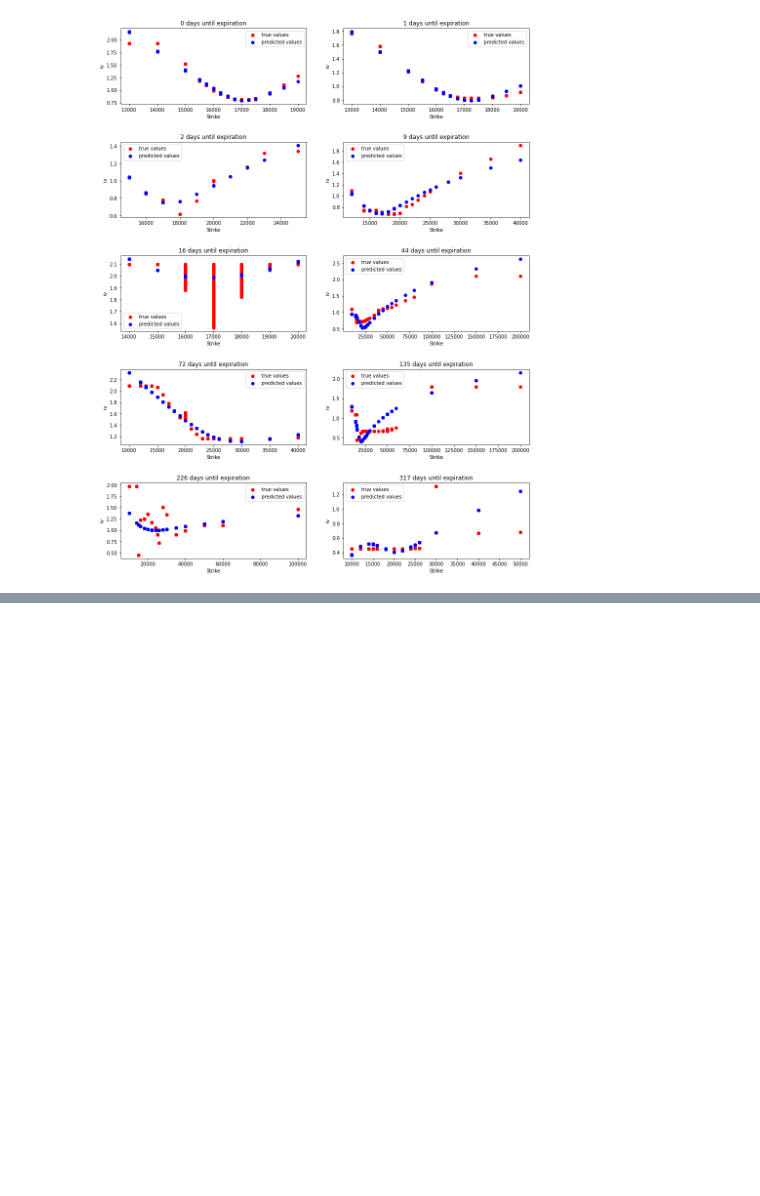
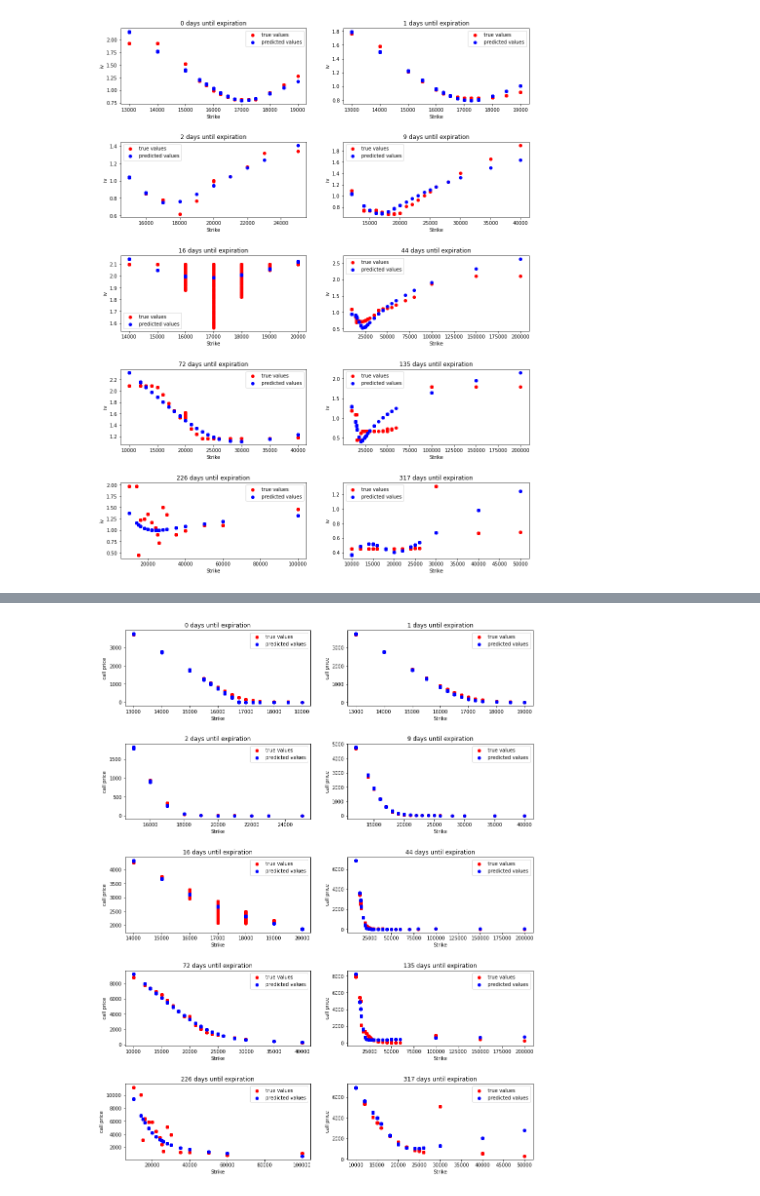
Before and after one commit to alexanderkudryashov3/Crypto-Options, a Jupyter notebook: SABR calibration.ipynb, the cells around one changed output, grey strips where cells are left out. Saved outputs shown, nothing was run; the diff lists cells and outputs as text; code cells hidden in the pictures; blank space fills up the shorter version.

Commit message:
Added options pricing with SABR volatilities

```diff
--- a/SABR calibration.ipynb
+++ b/SABR calibration.ipynb
@@ -176,3 +177,36 @@ plt.show()
 # %% [output]
 [interactive output not drawn]
 [interactive output not drawn]
+# %%
+fit_call_prices = []
+for i in range(len(maturities)):
+    sabr.set_params(params[i])
+    fit_call_prices.append(sabr.bs_call(x[i]))
+# %%
+%matplotlib inline
+ax = [0]
+fig = plt.figure(figsize = (15,20))
+fig.tight_layout(pad=10.0)
+
+for i in range(len(maturities)):
+# create figure window
+
+    gs = gridspec.GridSpec(5, 2)
+    gs.update(wspace = 0.2, hspace = 0.5)
+# Creates grid 'gs' of a rows and b columns
+
+    ax[i] = plt.subplot(gs[(i)//2, (i)%2])
+# Adds subplot 'ax' in grid 'gs' at position [x,y]
+
+
+    ax[i].set_ylabel('call price')
+    ax[i].set_xlabel('Strike')
+
+    ax[i].scatter(x[i][0], call_prices[i], color = 'r', label = 'true values')
+    ax[i].scatter(x[i][0], fit_call_prices[i], color = 'b', label = 'predicted values')
+    ax[i].title.set_text(labels[i])
+    ax[i].legend()
+    fig.add_subplot(ax[i]) #add 'ax' to figure
+    ax.append([0])
+# %% [output]
+[figure, added]
```
Also changed, not shown: parts of 4 cells of this notebook, 1 other file.
